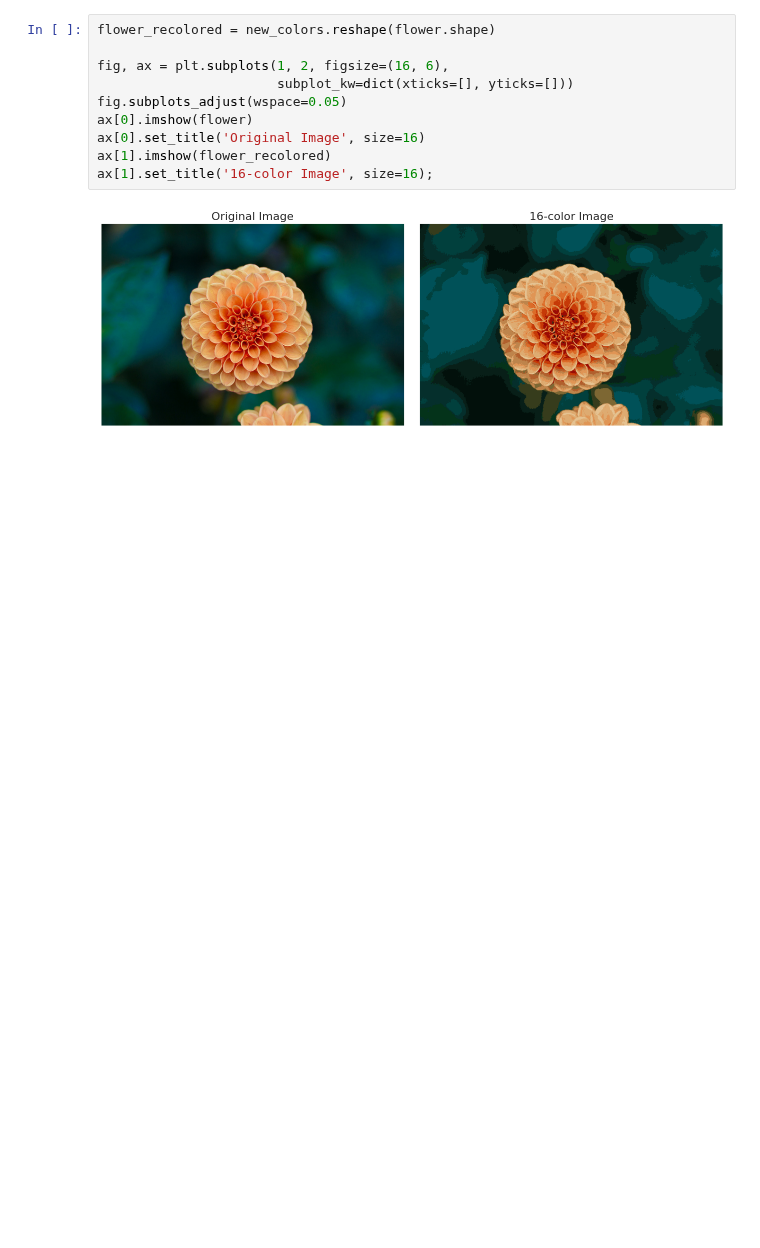
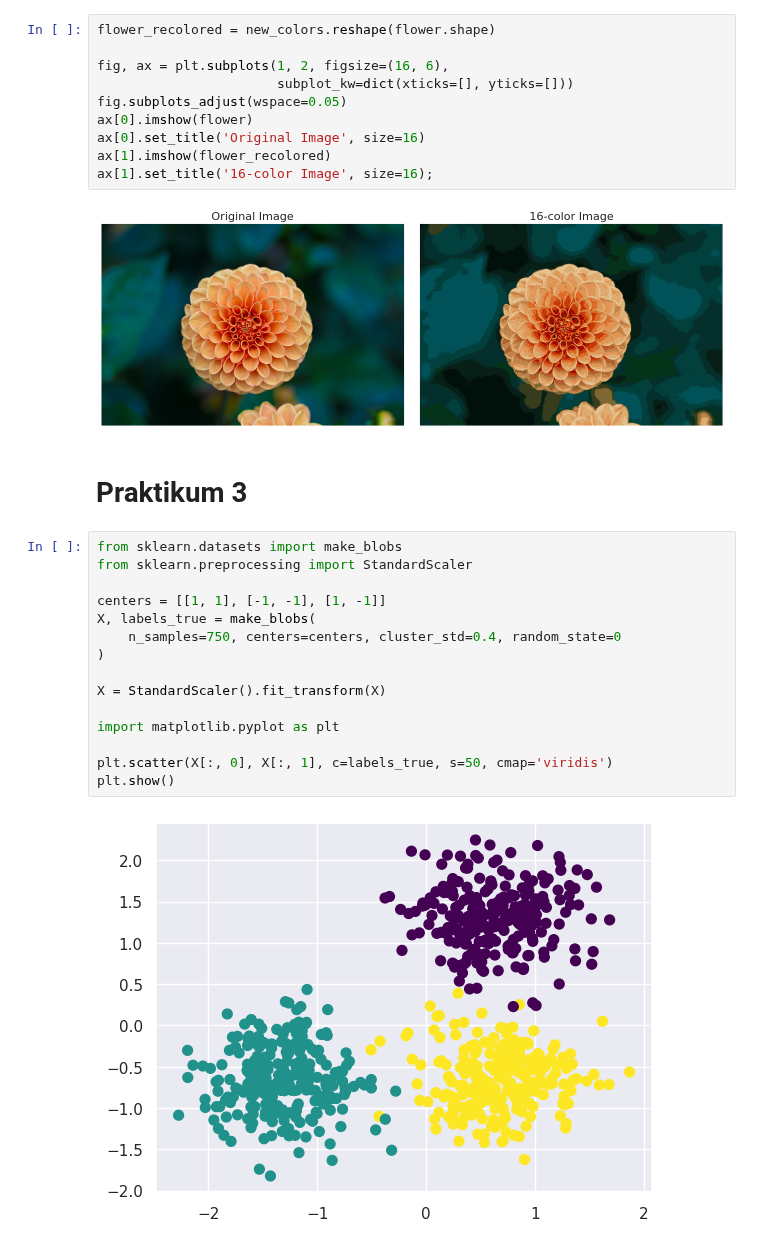
Before and after one commit to Marcel-12345/MachineLearning, a Jupyter notebook: TG4_244107020141_Anselmus_Marcel_Putra_Andria.ipynb, the cells around one changed output. Saved outputs shown, nothing was run; the diff lists cells and outputs as text; blank space fills up the shorter version.

```diff
--- a/TG4_244107020141_Anselmus_Marcel_Putra_Andria.ipynb
+++ b/TG4_244107020141_Anselmus_Marcel_Putra_Andria.ipynb
@@ -300,3 +300,22 @@ ax[1].imshow(flower_recolored)
 ax[1].set_title('16-color Image', size=16);
 # %% [output]
 [figure]
+# %% [markdown]
+# Praktikum 3
+# %%
+from sklearn.datasets import make_blobs
+from sklearn.preprocessing import StandardScaler
+
+centers = [[1, 1], [-1, -1], [1, -1]]
+X, labels_true = make_blobs(
+    n_samples=750, centers=centers, cluster_std=0.4, random_state=0
+)
+
+X = StandardScaler().fit_transform(X)
+
+import matplotlib.pyplot as plt
+
+plt.scatter(X[:, 0], X[:, 1], c=labels_true, s=50, cmap='viridis')
+plt.show()
+# %% [output]
+[figure, added]
```
Also changed, not shown: parts of 16 cells of this notebook.
